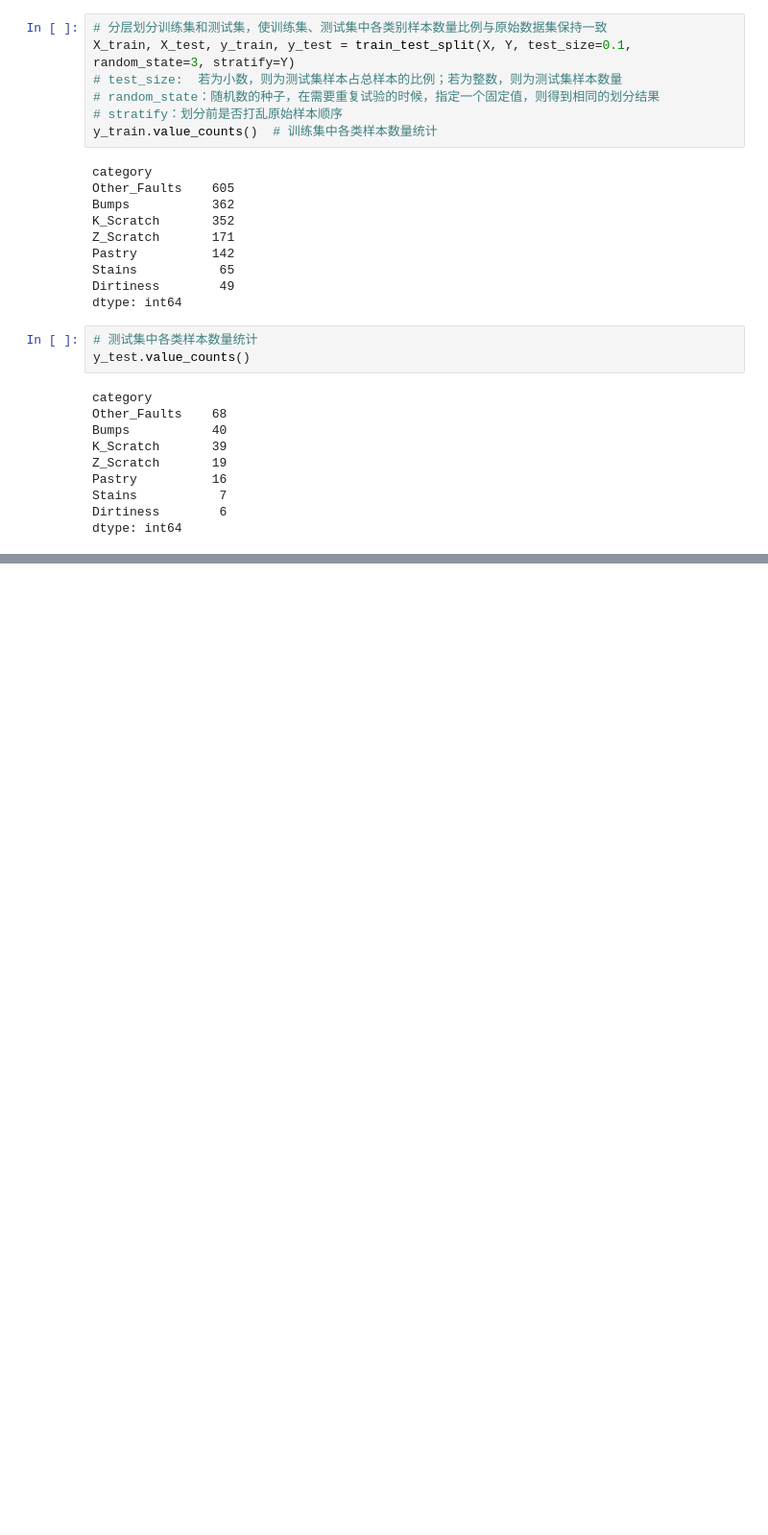
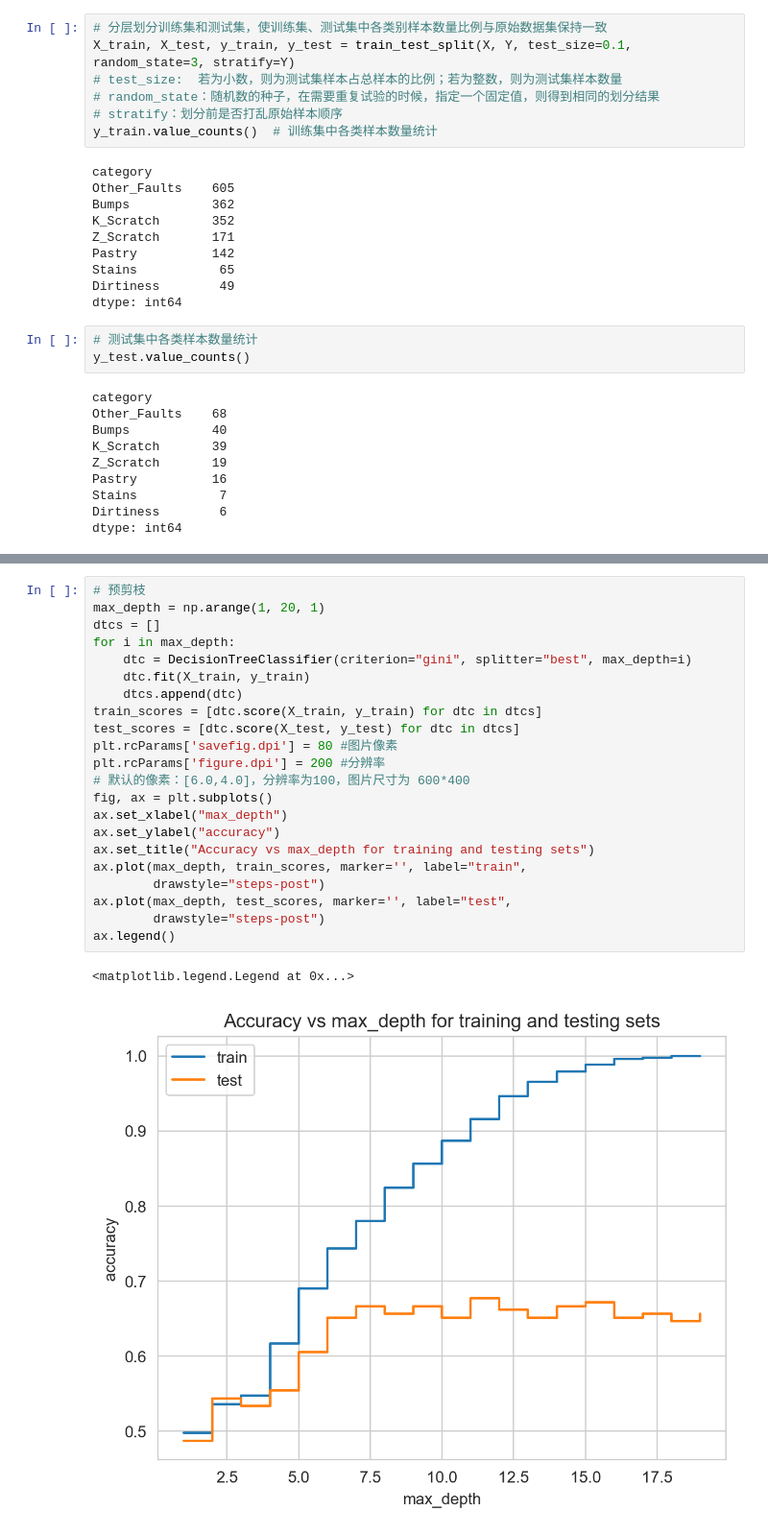
Before and after one commit to lwlwlwlwlw/Strip-surface-defect-classification-identification, a Jupyter notebook: q2/main.ipynb, the cells around one changed output, grey strips where cells are left out. Shown: that part at 96% size. Cells and saved outputs as stored; diff of their text form; blank space fills up the shorter version.

```diff
--- a/q2/main.ipynb
+++ b/q2/main.ipynb
@@ -232,0 +289,25 @@ weighted avg       0.67      0.67      0.66       195
+# %%
+# 预剪枝
+max_depth = np.arange(1, 20, 1)
+dtcs = []
+for i in max_depth:
+    dtc = DecisionTreeClassifier(criterion="gini", splitter="best", max_depth=i)
+    dtc.fit(X_train, y_train)
+    dtcs.append(dtc)
+train_scores = [dtc.score(X_train, y_train) for dtc in dtcs]
+test_scores = [dtc.score(X_test, y_test) for dtc in dtcs]
+plt.rcParams['savefig.dpi'] = 80 #图片像素
+plt.rcParams['figure.dpi'] = 200 #分辨率
+# 默认的像素：[6.0,4.0]，分辨率为100，图片尺寸为 600*400
+fig, ax = plt.subplots()
+ax.set_xlabel("max_depth")
+ax.set_ylabel("accuracy")
+ax.set_title("Accuracy vs max_depth for training and testing sets")
+ax.plot(max_depth, train_scores, marker='', label="train",
+        drawstyle="steps-post")
+ax.plot(max_depth, test_scores, marker='', label="test",
+        drawstyle="steps-post")
+ax.legend()
+# %% [output]
+<matplotlib.legend.Legend at 0x...>
+[figure, added]
```
Also changed, not shown: parts of 11 cells of this notebook, 4 other files.
